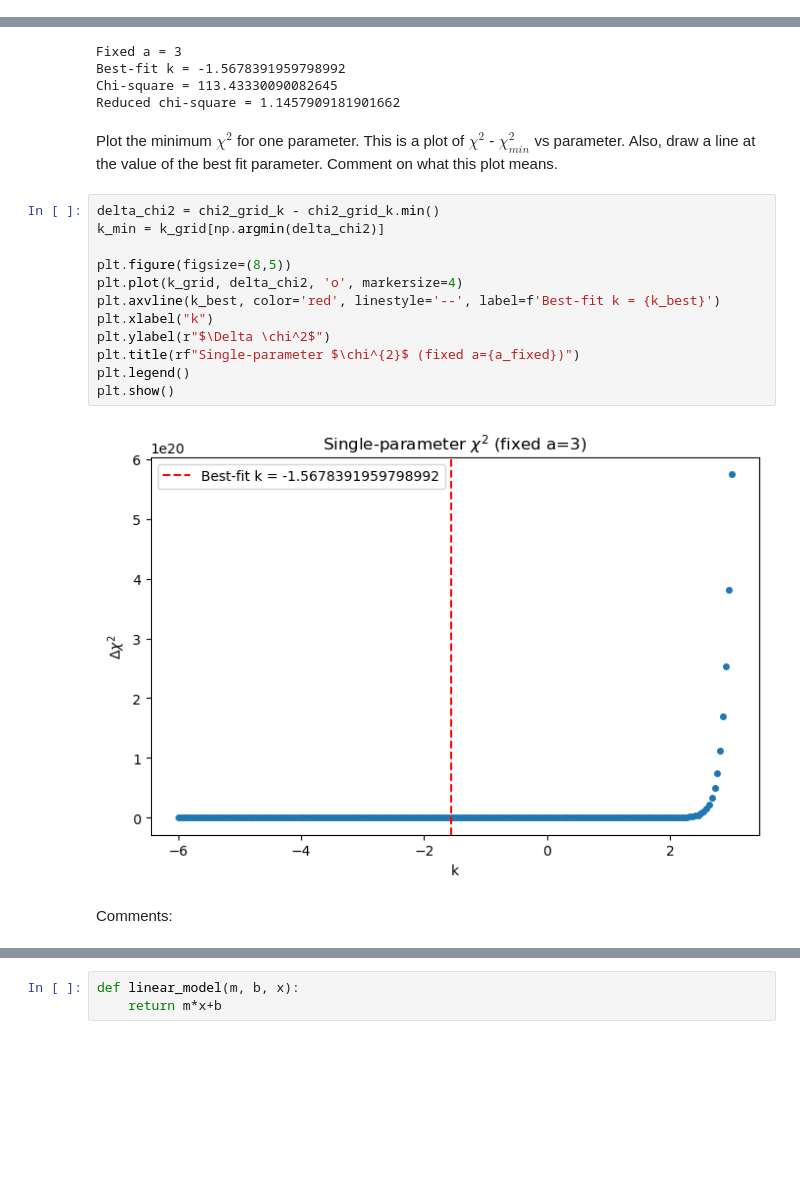
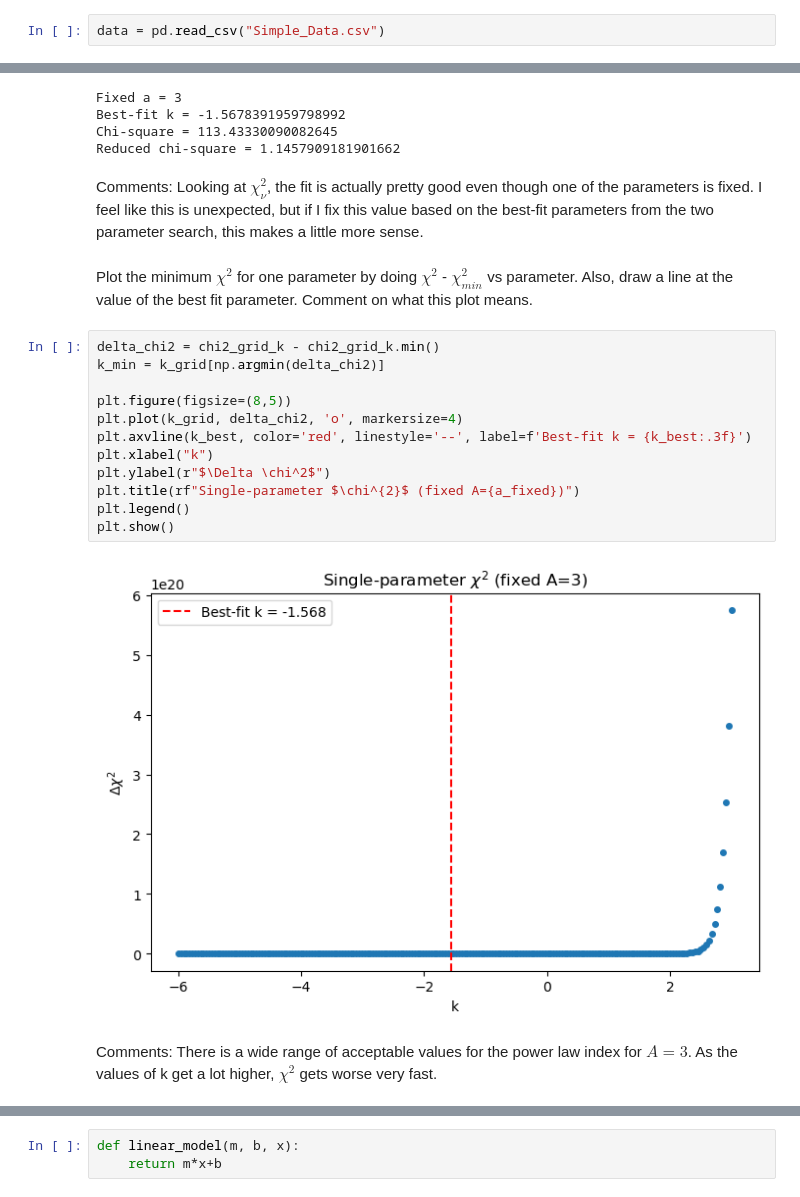
Before and after one commit to kparrine/MCMC_Project, a Jupyter notebook: Answer_Key.ipynb, the cells around one changed output, grey strips where cells are left out. Drawn from its saved outputs; the diff is of its cells as text; blank space fills up the shorter version.

```diff
--- a/Answer_Key.ipynb
+++ b/Answer_Key.ipynb
@@ -61,6 +62,8 @@ y_err = 0.2*y_true #just some errors
 df = pd.DataFrame({"x": x,"y": y,"y_err": y_err}) #this will be saved as a file for later - want to play around with this some more
 
 df.to_csv("Simple_Data.csv",index=False)
+# %%
+data = pd.read_csv("Simple_Data.csv")
 # %%
 def chi_square(data,model,error):
     chi = (data-model)**2/error**2
@@ -299,23 +308,25 @@ Fixed a = 3
 Best-fit k = -1.5678391959798992
 Chi-square = 113.43330090082645
 Reduced chi-square = 1.1457909181901662
+# %% [markdown]
+Comments: Looking at $\chi^{2}_{\nu}$, the fit is actually pretty good even though one of the parameters is fixed. I feel like this is unexpected, but if I fix this value based on the best-fit parameters from the two parameter search, this makes a little more sense.
 # %% [markdown]
-Plot the minimum $\chi^{2}$ for one parameter. This is a plot of $\chi^{2}$ - $\chi^{2}_{min}$ vs parameter. Also, draw a line at the value of the best fit parameter. Comment on what this plot means.
+Plot the minimum $\chi^{2}$ for one parameter by doing $\chi^{2}$ - $\chi^{2}_{min}$ vs parameter. Also, draw a line at the value of the best fit parameter. Comment on what this plot means.
 # %%
 delta_chi2 = chi2_grid_k - chi2_grid_k.min()
 k_min = k_grid[np.argmin(delta_chi2)]
 
 plt.figure(figsize=(8,5))
 plt.plot(k_grid, delta_chi2, 'o', markersize=4)
-plt.axvline(k_best, color='red', linestyle='--', label=f'Best-fit k = {k_best}')
+plt.axvline(k_best, color='red', linestyle='--', label=f'Best-fit k = {k_best:.3f}')
 plt.xlabel("k")
 plt.ylabel(r"$\Delta \chi^2$")
-plt.title(rf"Single-parameter $\chi^{2}$ (fixed a={a_fixed})")
+plt.title(rf"Single-parameter $\chi^{2}$ (fixed A={a_fixed})")
 plt.legend()
 plt.show()
 # %% [output]
-[figure, old version]
+[figure, new version]
 # %% [markdown]
-Comments:
+Comments: There is a wide range of acceptable values for the power law index for $A = 3$. As the values of k get a lot higher, $\chi^{2}$ gets worse very fast.
 # %% [markdown]
 ## Real Data
```
Also changed, not shown: parts of 22 cells of this notebook, 1 other file.
